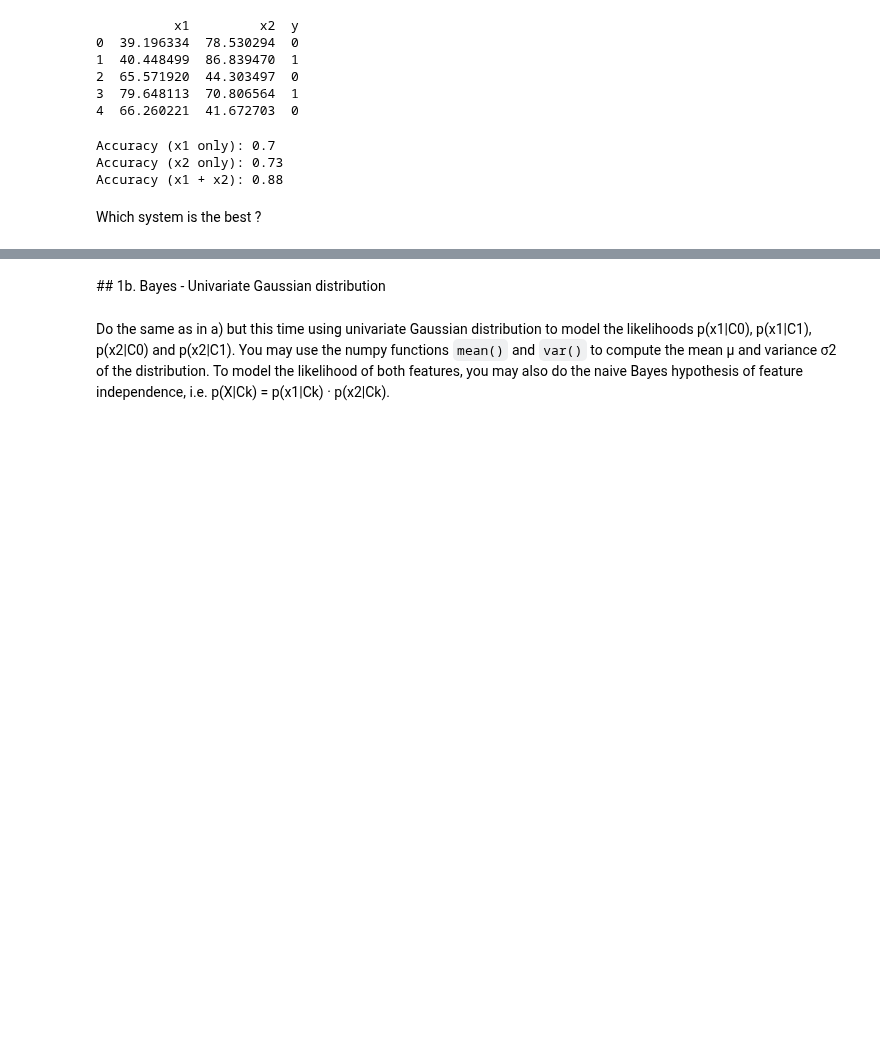
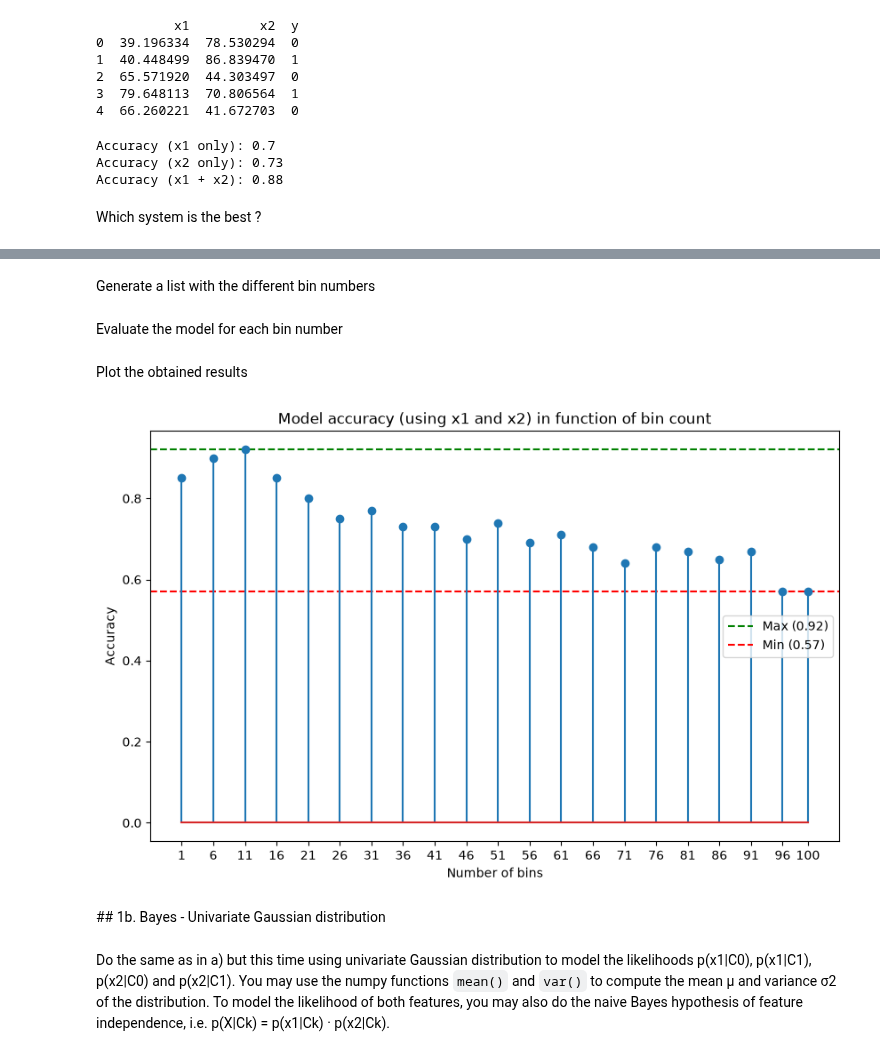
Before and after one commit to MadeInShineA/master, a Jupyter notebook: ma1/ml/week-3/ex1/ex1-bayes-stud.ipynb, the cells around one changed output, grey strips where cells are left out. Drawn from its saved outputs; the diff is of its cells as text; code cells hidden in the pictures; blank space fills up the shorter version.

```diff
--- a/ma1/ml/week-3/ex1/ex1-bayes-stud.ipynb
+++ b/ma1/ml/week-3/ex1/ex1-bayes-stud.ipynb
@@ -128,7 +119,7 @@ X_test, y_test = read_data("ex1-data-test.csv")
 3  79.648113  70.806564  1
 4  66.260221  41.672703  0
 # %%
-def train_nb_hist(X_train, y_train):
+def train_nb_hist(X_train, y_train, nb_bin="auto"):
     classes = np.unique(y_train)
     priors = compute_priors(y_train)
 
@@ -136,13 +127,14 @@ def train_nb_hist(X_train, y_train):
     model = {}
     for c in classes:
         model[c] = {
-            "x1": compute_histogram(X_train.loc[y_train == c, "x1"]),
-            "x2": compute_histogram(X_train.loc[y_train == c, "x2"]),
+            "x1": compute_histogram(X_train.loc[y_train == c, "x1"], nb_bin),
+            "x2": compute_histogram(X_train.loc[y_train == c, "x2"], nb_bin),
         }
 
     return priors, model, classes
 
-def predict_nb(X, priors, model, classes, features):
+
+def predict_nb(X, priors, model, classes, features, likelihood_function):
     predictions = []
 
     for _, row in X.iterrows():
@@ -151,7 +143,7 @@ def predict_nb(X, priors, model, classes, features):
             score = priors[c]
             for f in features:
                 counts, edges = model[c][f]
-                score *= likelihood_hist(row[f], counts, edges)
+                score *= likelihood_function(row[f], counts, edges)
             scores[c] = score
 
         predictions.append(max(scores, key=scores.get))
@@ -183,3 +204,44 @@ With both features!
+# %% [markdown]
+Generate a list with the different bin numbers
+# %%
+bin_numbers = [number for number in range(1, 100, 5)]
+bin_numbers.append(100)
+# %% [markdown]
+Evaluate the model for each bin number
+# %%
+model_performances = []
+
+for bin_number in bin_numbers:
+
+    priors, model, classes = train_nb_hist(X_train, y_train, bin_number)
+
+    prediction = predict_nb(
+        X_test,
+        priors,
+        model,
+        classes,
+        features=("x1", "x2"),
+        likelihood_function=likelihood_hist,
+    )
+
+    model_performances.append(accuracy_score(y_test, prediction))
+# %% [markdown]
+Plot the obtained results
+# %%
+max_accuracy = np.max(model_performances)
+min_accuracy = np.min(model_performances)
+plt.figure(figsize=(10, 6))
+plt.axhline(max_accuracy, label=f"Max ({max_accuracy:.2f})", c="g", linestyle="--")
+plt.axhline(min_accuracy, label=f"Min ({min_accuracy:.2f})", c="r", linestyle="--")
+plt.stem(bin_numbers, model_performances)
+plt.xticks(bin_numbers)
+plt.xlabel("Number of bins")
+plt.ylabel("Accuracy")
+plt.title("Model accuracy (using x1 and x2) in function of bin count")
+plt.legend()
+plt.show()
+# %% [output]
+[figure, added]
 # %% [markdown]
 ## 1b. Bayes - Univariate Gaussian distribution
 # %% [markdown]
```
Also changed, not shown: parts of 18 cells of this notebook, 7 other files.
